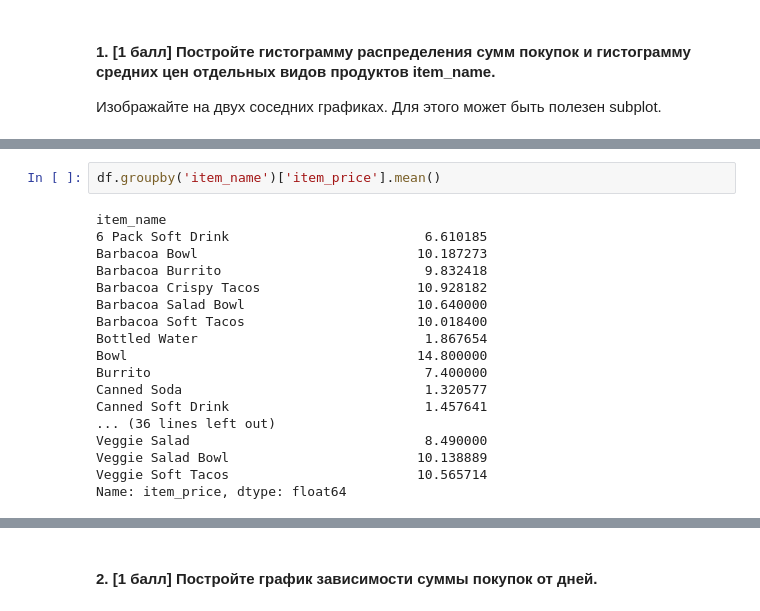
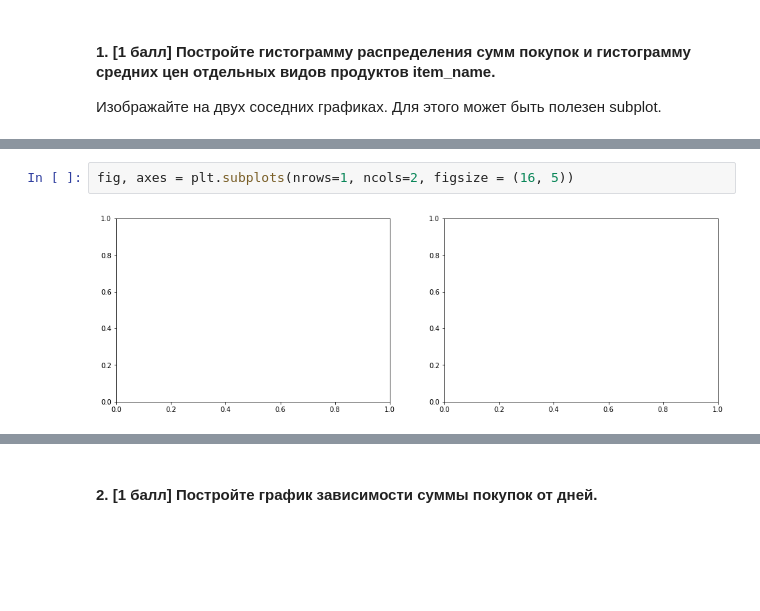
Before and after one commit to hse-mlearn/ha-01-Anasteisha24, a Jupyter notebook: homework-practice-01.ipynb, the cells around one changed output, grey strips where cells are left out. Drawn from its saved outputs; the diff is of its cells as text; blank space fills up the shorter version.

```diff
--- a/homework-practice-01.ipynb
+++ b/homework-practice-01.ipynb
@@ -371,20 +351,4 @@ df[df['choice_description'].notnull()].head()
-# %%
-df.groupby('item_name')['item_price'].mean()
-# %% [output]
-item_name
-6 Pack Soft Drink                         6.610185
-Barbacoa Bowl                            10.187273
-Barbacoa Burrito                          9.832418
-Barbacoa Crispy Tacos                    10.928182
-Barbacoa Salad Bowl                      10.640000
-Barbacoa Soft Tacos                      10.018400
-Bottled Water                             1.867654
-Bowl                                     14.800000
-Burrito                                   7.400000
-Canned Soda                               1.320577
-Canned Soft Drink                         1.457641
-... (36 lines left out)
-Veggie Salad                              8.490000
-Veggie Salad Bowl                        10.138889
-Veggie Soft Tacos                        10.565714
-Name: item_price, dtype: float64
+# %%
+fig, axes = plt.subplots(nrows=1, ncols=2, figsize = (16, 5))
+# %% [output]
+[figure, added]
```
Also changed, not shown: parts of 13 cells of this notebook.
